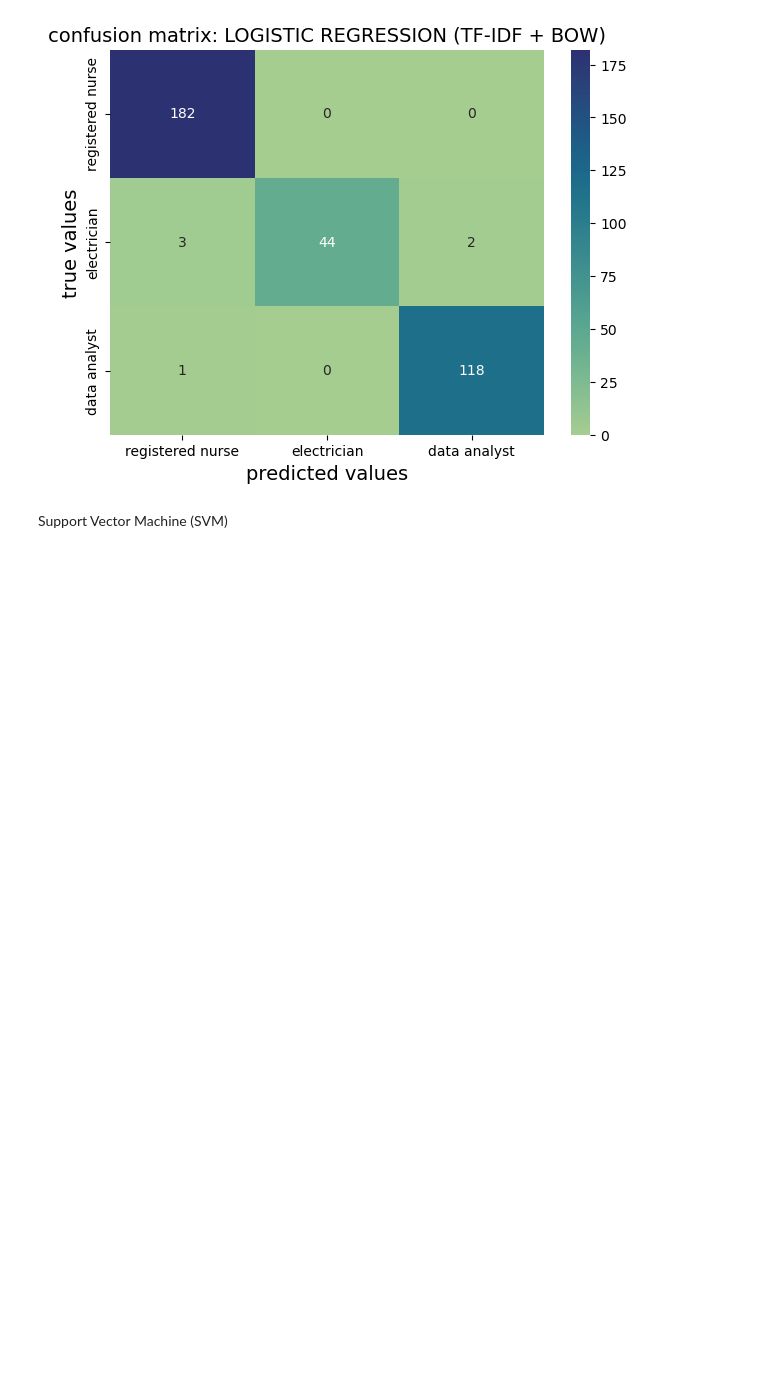
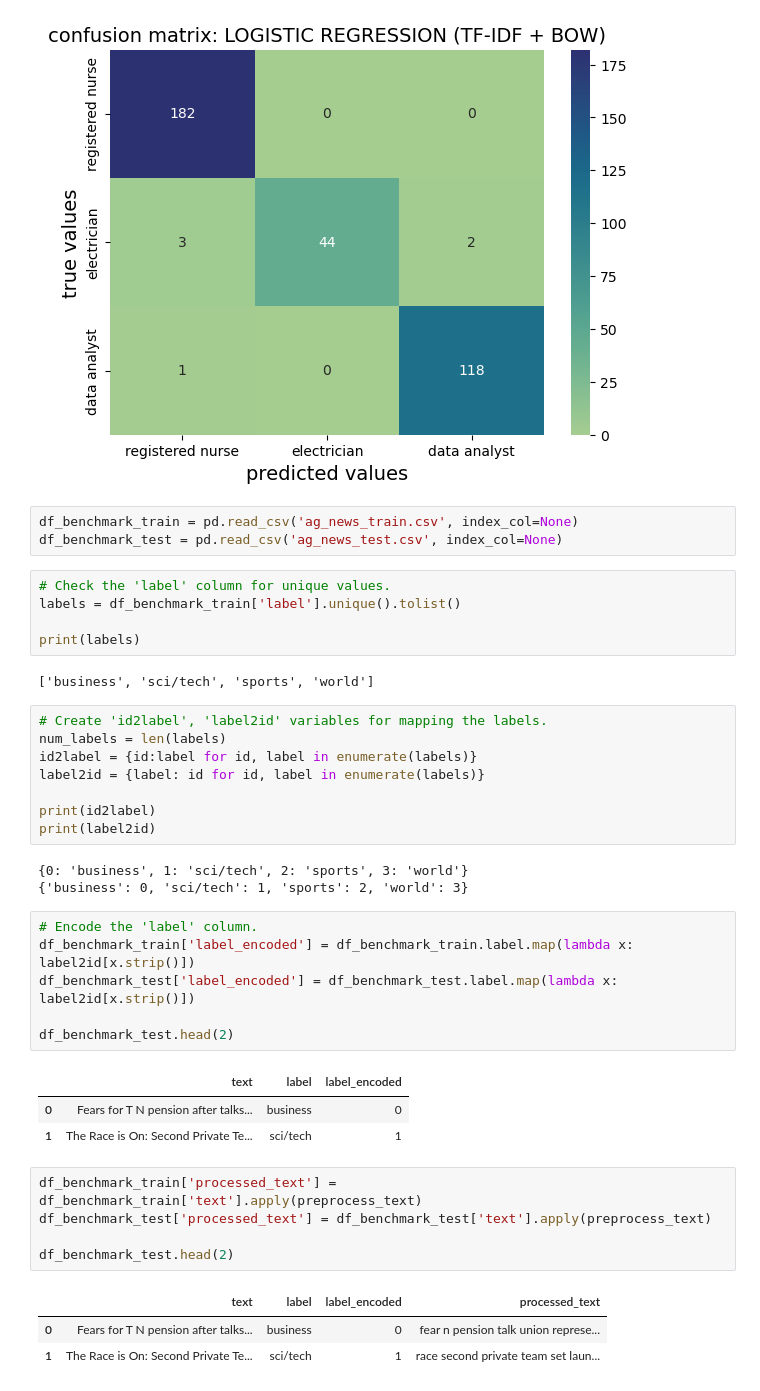
Before and after one commit to temulenbd/project-text-represetation-techniques, a Jupyter notebook: 3 data evaluation tfidf.ipynb, the cells around one changed output. Drawn from its saved outputs; the diff is of its cells as text; blank space fills up the shorter version.

```diff
--- a/3 data evaluation tfidf.ipynb
+++ b/3 data evaluation tfidf.ipynb
@@ -207,5 +161,43 @@ classification report: LOGISTIC REGRESSION (TF-IDF + BOW)
    macro avg       0.99      0.96      0.97       350
 weighted avg       0.98      0.98      0.98       350
 [figure]
-# %% [markdown]
-Support Vector Machine (SVM)
+# %%
+df_benchmark_train = pd.read_csv('ag_news_train.csv', index_col=None)
+df_benchmark_test = pd.read_csv('ag_news_test.csv', index_col=None)
+# %%
+# Check the 'label' column for unique values.
+labels = df_benchmark_train['label'].unique().tolist()
+
+print(labels)
+# %% [output]
+['business', 'sci/tech', 'sports', 'world']
+# %%
+# Create 'id2label', 'label2id' variables for mapping the labels.
+num_labels = len(labels)
+id2label = {id:label for id, label in enumerate(labels)}
+label2id = {label: id for id, label in enumerate(labels)}
+
+print(id2label)
+print(label2id)
+# %% [output]
+{0: 'business', 1: 'sci/tech', 2: 'sports', 3: 'world'}
+{'business': 0, 'sci/tech': 1, 'sports': 2, 'world': 3}
+# %%
+# Encode the 'label' column.
+df_benchmark_train['label_encoded'] = df_benchmark_train.label.map(lambda x: label2id[x.strip()])
+df_benchmark_test['label_encoded'] = df_benchmark_test.label.map(lambda x: label2id[x.strip()])
+
+df_benchmark_test.head(2)
+# %% [output]
+|  | text | label | label_encoded |
+| 0 | Fears for T N pension after talks... | business | 0 |
+| 1 | The Race is On: Second Private Te... | sci/tech | 1 |
+# %%
+df_benchmark_train['processed_text'] = df_benchmark_train['text'].apply(preprocess_text)
+df_benchmark_test['processed_text'] = df_benchmark_test['text'].apply(preprocess_text)
+
+df_benchmark_test.head(2)
+# %% [output]
+|  | text | label | label_encoded | processed_text |
+| 0 | Fears for T N pension after talks... | business | 0 | fear n pension talk union represe... |
+| 1 | The Race is On: Second Private Te... | sci/tech | 1 | race second private team set laun... |
```
Also changed, not shown: parts of 31 cells of this notebook, 6 other files.
